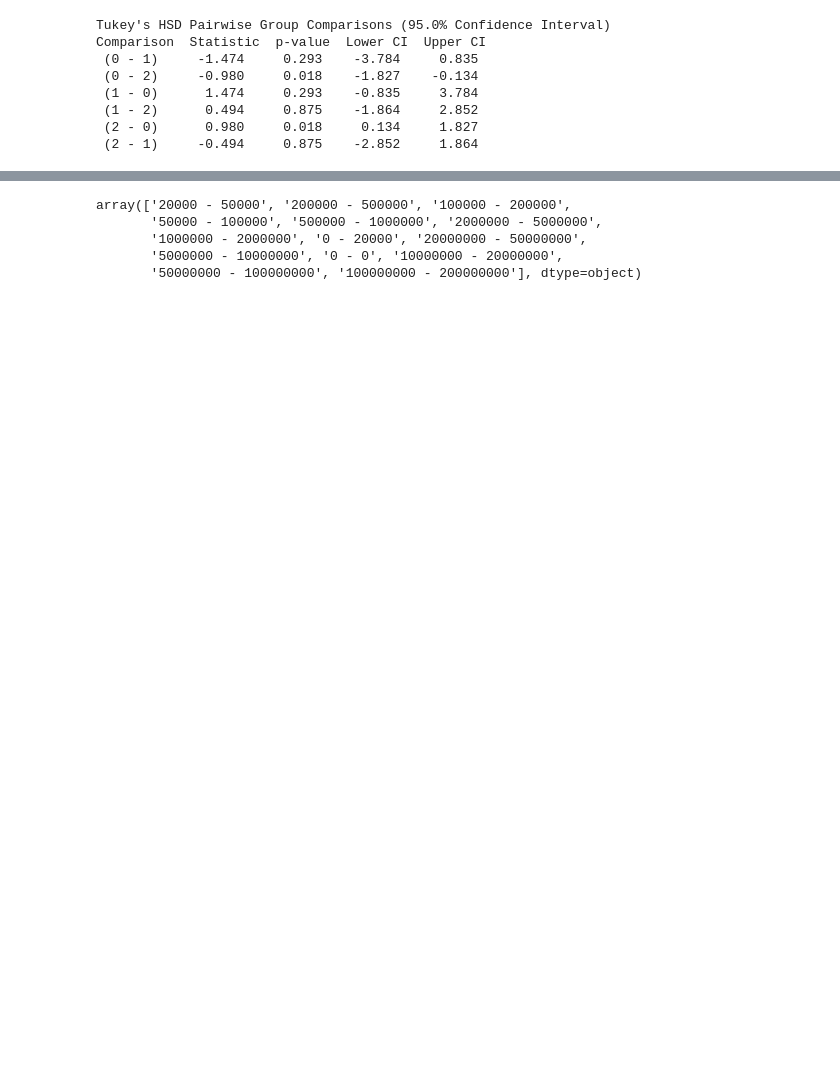
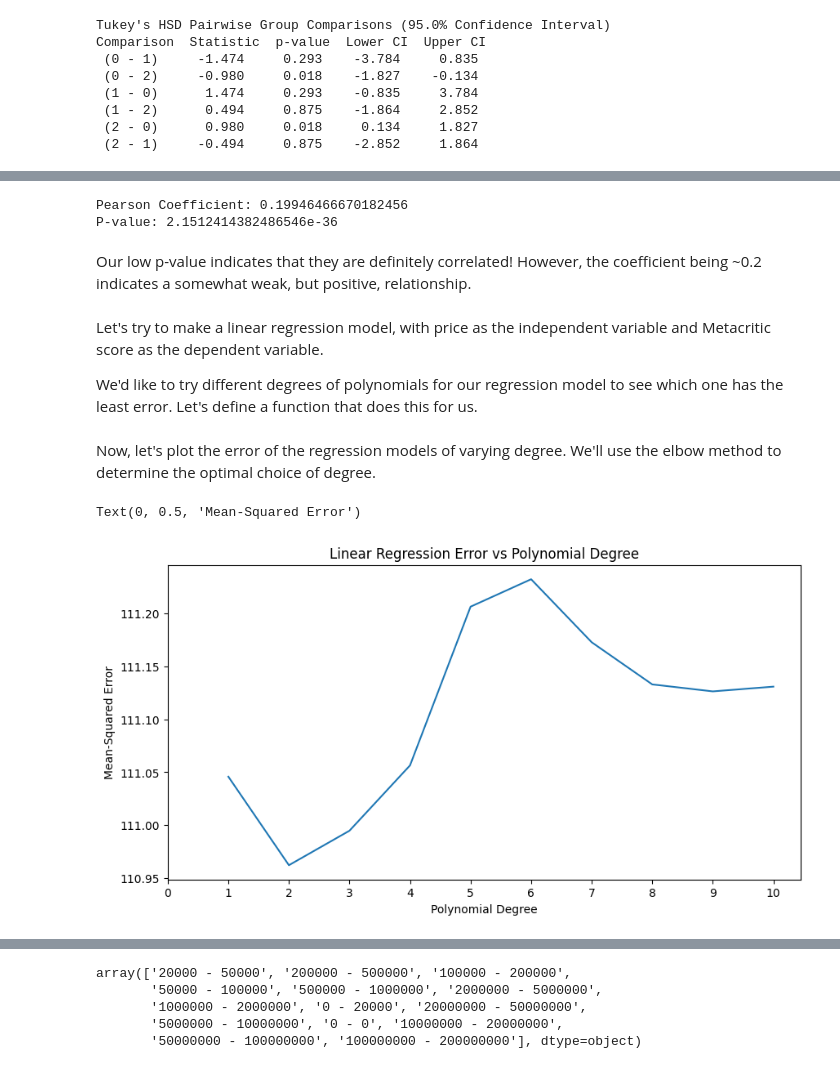
Before and after one commit to PietroPietrovski/Steam-Stat-Project, a Jupyter notebook: project.ipynb, the cells around one changed output, grey strips where cells are left out. Drawn from its saved outputs; the diff is of its cells as text; code cells hidden in the pictures; blank space fills up the shorter version.

```diff
--- a/project.ipynb
+++ b/project.ipynb
@@ -112,4 +86,0 @@ Let's add columns for the total number of ratings and the percentage of ratings
-# %%
-df["Total Ratings"] = df["Positive"] + df["Negative"]
-df["Percent Positive Ratings"] = (df["Positive"] / df["Total Ratings"]) * 100.0
-df
@@ -129,0 +91,3 @@ df
+# %%
+df = df[["Estimated owners", "Price", "Categories", "Tags", "Metacritic score"]]
+df.head()
@@ -137,6 +110,5 @@ def simple_split(string, delim:str):
         return string.split(delim)
 
 df["Categories"] = df["Categories"].apply(simple_split, args=(","))
-df["Genres"] = df["Genres"].apply(simple_split, args=(","))
 df["Tags"] = df["Tags"].apply(simple_split, args=(","))
 # %% [markdown]
@@ -155,14 +133,21 @@ df["Multi-player"] = df["Categories"].apply(lambda x: in_list_elt(x, match="Mult
 # %%
-df = df[df["Metacritic score"] > 0]
 df["Metacritic score"].hist()
+
+# Get mean and standard deviation
 ms_mean = df["Metacritic score"].mean()
 ms_stdev = df["Metacritic score"].std()
 print(f"Mean of Metacritic scores: {ms_mean}")
 print(f"Standard Deviation of Metacritic scores: {ms_stdev}")
+
+# 68% rule
 perc_1_stdev = len(df[(df["Metacritic score"] < (ms_mean + ms_stdev)) & (df["Metacritic score"] > (ms_mean - ms_stdev))]) / len(df)
 print(f"Percent within one standard deviation of mean: {perc_1_stdev}")
+
+# 95% rule
 perc_2_stdev = len(df[(df["Metacritic score"] < (ms_mean + (2*ms_stdev))) & (df["Metacritic score"] > (ms_mean - (2*ms_stdev)))]) / len(df)
 print(f"Percent within two standard deviations of mean: {perc_2_stdev}")
+
+# 99.7% rule
 perc_3_stdev = len(df[(df["Metacritic score"] < (ms_mean + (3*ms_stdev))) & (df["Metacritic score"] > (ms_mean - (3*ms_stdev)))]) / len(df)
 print(f"Percent within three standard deviations of mean: {perc_3_stdev}")
 # %% [output]
@@ -264,0 +306,13 @@ Comparison  Statistic  p-value  Lower CI  Upper CI
+# %%
+pr_ms_R = scst.pearsonr(df["Price"], df["Metacritic score"])
+print(f"Pearson Coefficient: {pr_ms_R.statistic}")
+print(f"P-value: {pr_ms_R.pvalue}")
+# %% [output]
+Pearson Coefficient: 0.19946466670182456
+P-value: 2.1512414382486546e-36
+# %% [markdown]
+Our low p-value indicates that they are definitely correlated! However, the coefficient being ~0.2 indicates a somewhat weak, but positive, relationship.
+# %% [markdown]
+Let's try to make a linear regression model, with price as the independent variable and Metacritic score as the dependent variable.
+
+We'd like to try different degrees of polynomials for our regression model to see which one has the least error. Let's define a function that does this for us.
@@ -264,0 +344,21 @@ Comparison  Statistic  p-value  Lower CI  Upper CI
+# %% [markdown]
+Now, let's plot the error of the regression models of varying degree. We'll use the elbow method to determine the optimal choice of degree.
+# %%
+X_raw = df[["Price"]]
+Y_raw = df[["Metacritic score"]]
+
+max_degree = 10
+
+X_train, X_test, Y_train, Y_test, models = try_models(X_raw, Y_raw, max_degree)
+
+errors = [models[i]["Error"] for i in range(1, max_degree+1)]
+
+fig, axes = plt.subplots(1, 1, figsize=(10, 5))
+axes.plot(range(1, max_degree+1), errors)
+axes.set_title("Linear Regression Error vs Polynomial Degree")
+axes.set_xlabel("Polynomial Degree")
+axes.set_xticks(range(0, max_degree+1))
+axes.set_ylabel("Mean-Squared Error")
+# %% [output]
+Text(0, 0.5, 'Mean-Squared Error')
+[figure, added]
```
Also changed, not shown: parts of 103 cells of this notebook.
